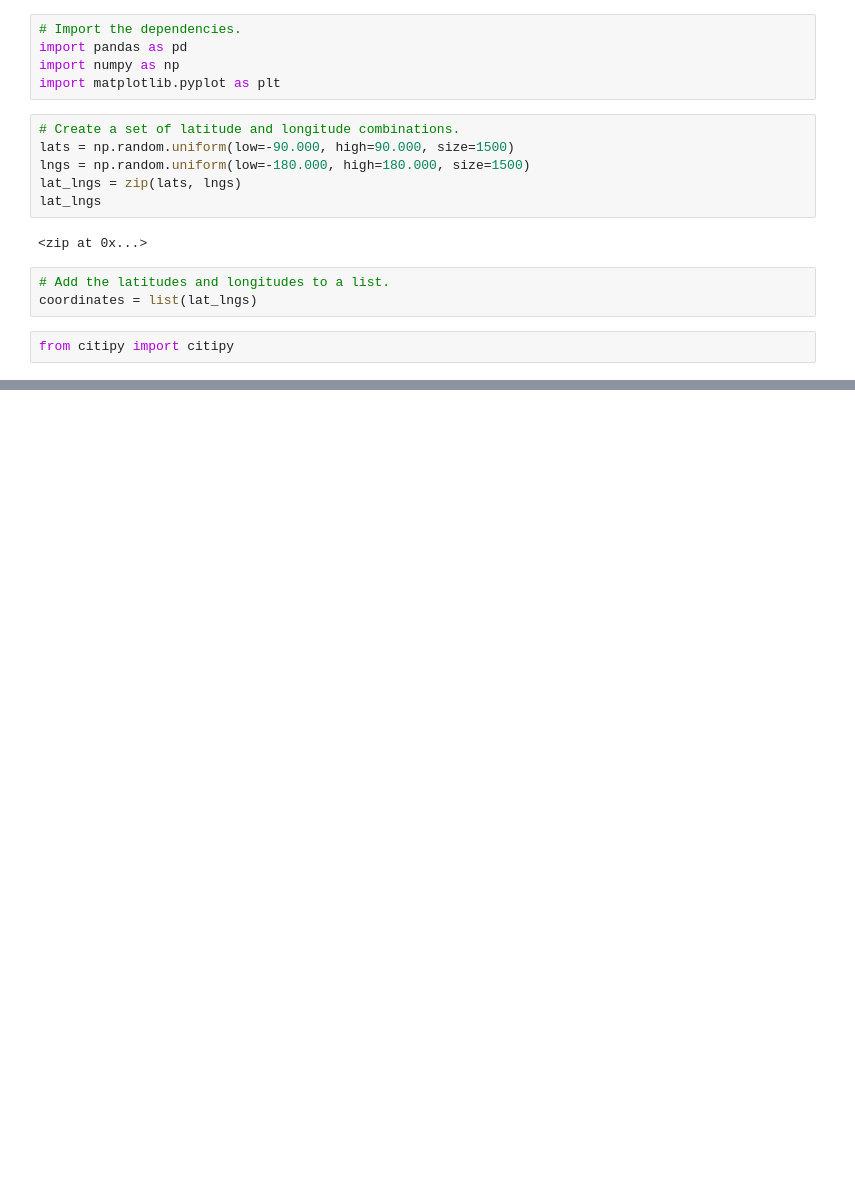
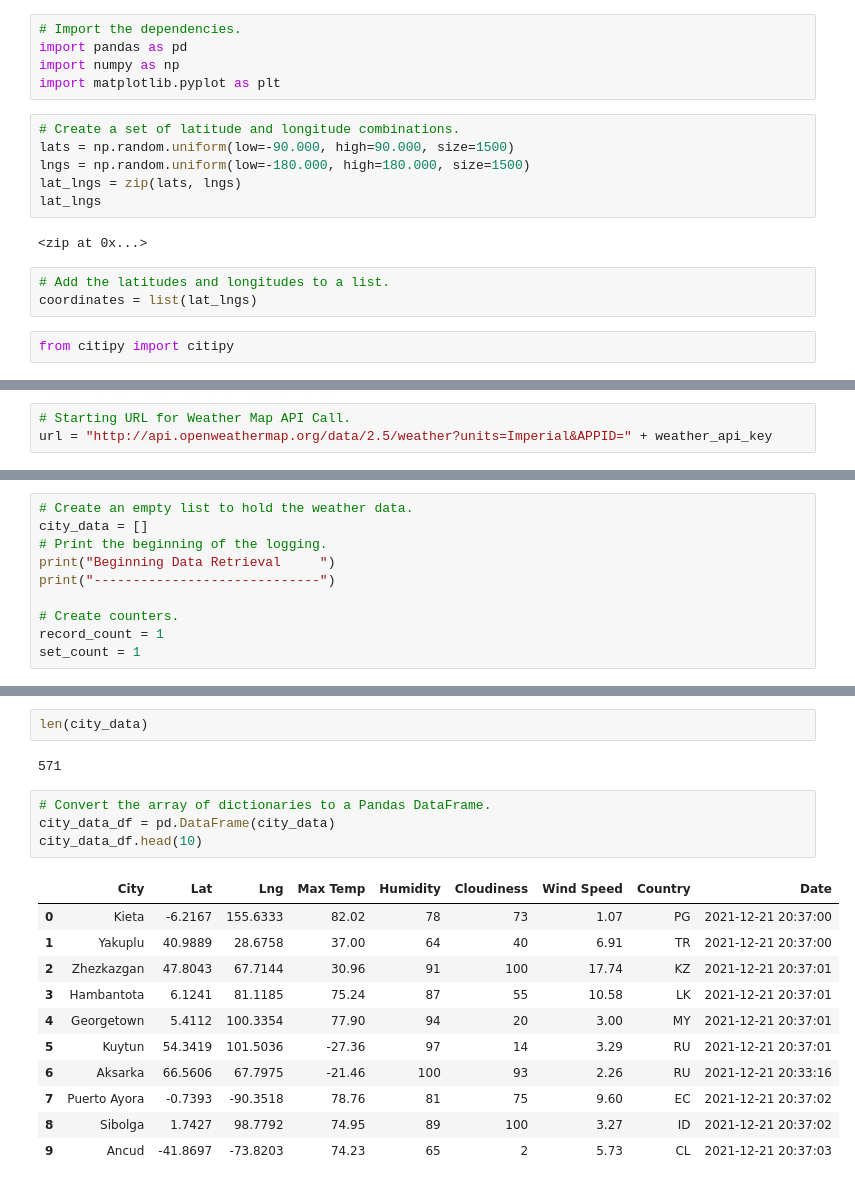
Before and after one commit to maridge/World_Weather_Analysis, a Jupyter notebook: WeatherPy.ipynb, the cells around one changed output, grey strips where cells are left out. Cells and saved outputs as stored; diff of their text form; blank space fills up the shorter version.

```diff
--- a/WeatherPy.ipynb
+++ b/WeatherPy.ipynb
@@ -32,0 +41,3 @@ len(cities)
+# %%
+# Starting URL for Weather Map API Call.
+url = "http://api.openweathermap.org/data/2.5/weather?units=Imperial&APPID=" + weather_api_key
@@ -32,0 +48,10 @@ len(cities)
+# %%
+# Create an empty list to hold the weather data.
+city_data = []
+# Print the beginning of the logging.
+print("Beginning Data Retrieval     ")
+print("-----------------------------")
+
+# Create counters.
+record_count = 1
+set_count = 1
@@ -32,0 +131,20 @@ len(cities)
+# %%
+len(city_data)
+# %% [output]
+571
+# %%
+# Convert the array of dictionaries to a Pandas DataFrame.
+city_data_df = pd.DataFrame(city_data)
+city_data_df.head(10)
+# %% [output]
+|  | City | Lat | Lng | Max Temp | Humidity | Cloudiness | Wind Speed | Country | Date |
+| 0 | Kieta | -6.2167 | 155.6333 | 82.02 | 78 | 73 | 1.07 | PG | 2021-12-21 20:37:00 |
+| 1 | Yakuplu | 40.9889 | 28.6758 | 37.00 | 64 | 40 | 6.91 | TR | 2021-12-21 20:37:00 |
+| 2 | Zhezkazgan | 47.8043 | 67.7144 | 30.96 | 91 | 100 | 17.74 | KZ | 2021-12-21 20:37:01 |
+| 3 | Hambantota | 6.1241 | 81.1185 | 75.24 | 87 | 55 | 10.58 | LK | 2021-12-21 20:37:01 |
+| 4 | Georgetown | 5.4112 | 100.3354 | 77.90 | 94 | 20 | 3.00 | MY | 2021-12-21 20:37:01 |
+| 5 | Kuytun | 54.3419 | 101.5036 | -27.36 | 97 | 14 | 3.29 | RU | 2021-12-21 20:37:01 |
+| 6 | Aksarka | 66.5606 | 67.7975 | -21.46 | 100 | 93 | 2.26 | RU | 2021-12-21 20:33:16 |
+| 7 | Puerto Ayora | -0.7393 | -90.3518 | 78.76 | 81 | 75 | 9.60 | EC | 2021-12-21 20:37:02 |
+| 8 | Sibolga | 1.7427 | 98.7792 | 74.95 | 89 | 100 | 3.27 | ID | 2021-12-21 20:37:02 |
+| 9 | Ancud | -41.8697 | -73.8203 | 74.23 | 65 | 2 | 5.73 | CL | 2021-12-21 20:37:03 |
```
Also changed, not shown: parts of 9 cells of this notebook, 3 other files.
